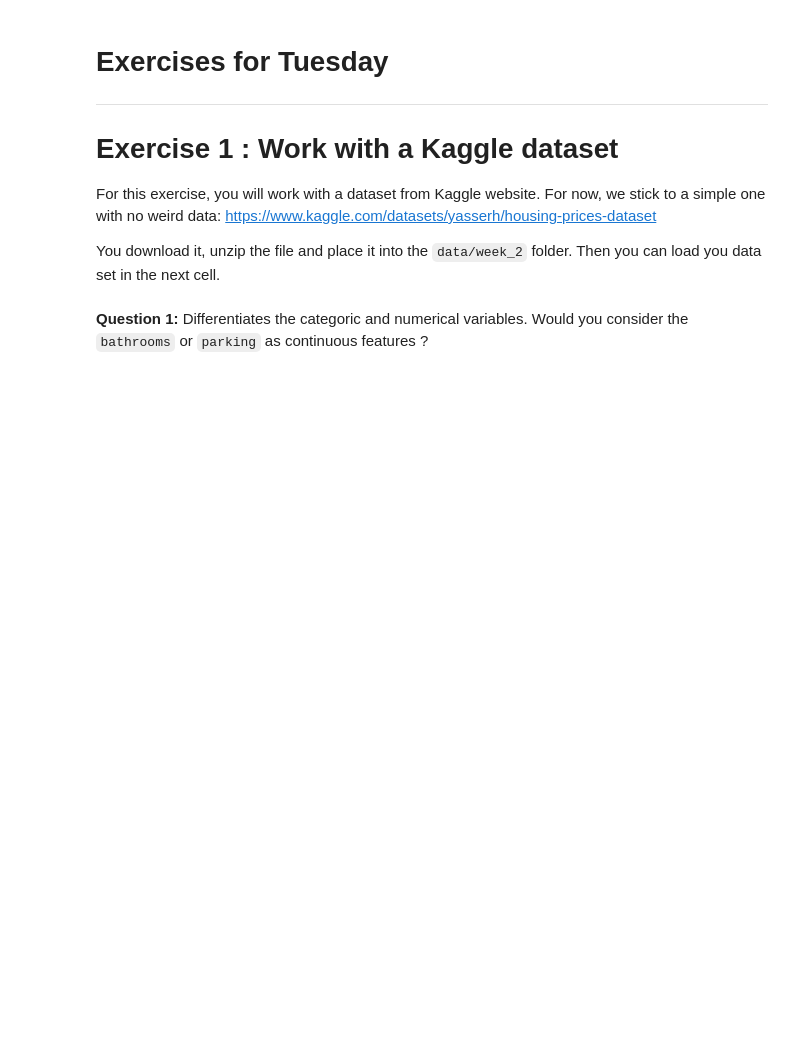
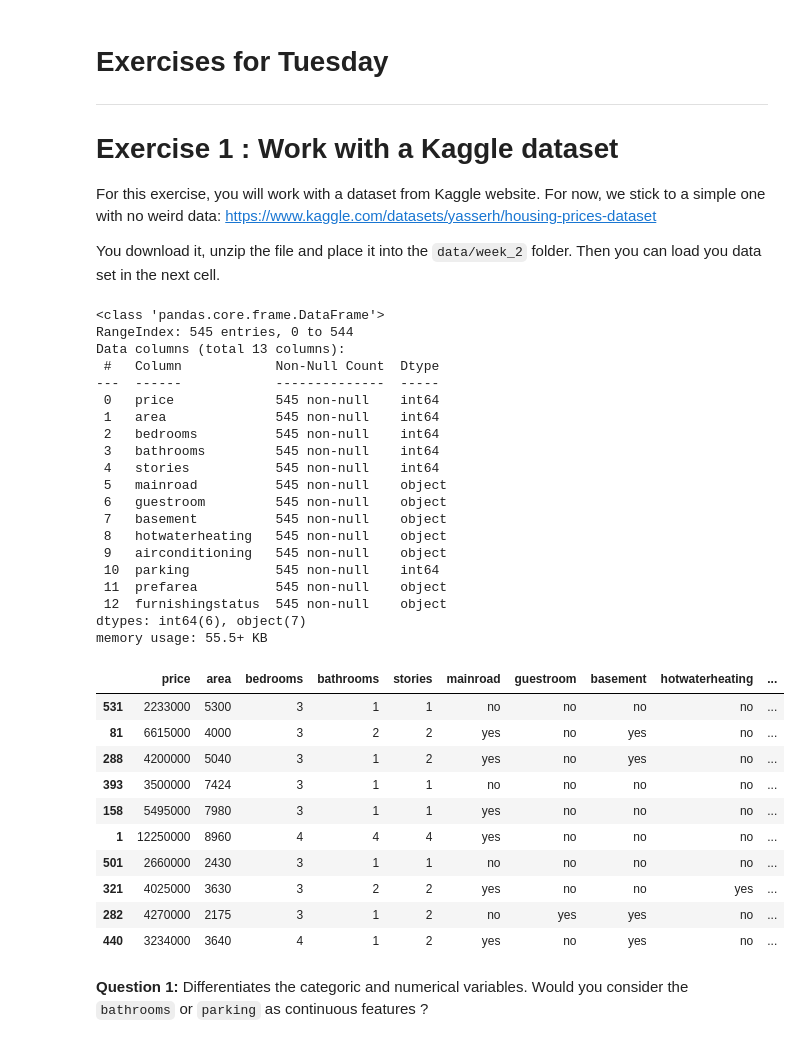
Before and after one commit to gaspardvilla/Nomades_ADA, a Jupyter notebook: week_2/corrections/tuesday.ipynb, the cells around one changed output. Saved outputs shown, nothing was run; the diff lists cells and outputs as text; code cells hidden in the pictures; blank space fills up the shorter version.

```diff
--- a/week_2/corrections/tuesday.ipynb
+++ b/week_2/corrections/tuesday.ipynb
@@ -16,3 +14,41 @@ You download it, unzip the file and place it into the `data/week_2` folder. Then
+# %%
+# Load the data set
+df = pd.read_csv('/Users/gaspardvilla/src/Nomades_ADA/data/week_2/housing.csv')
+df.info()
+df.describe()
+df.sample(10)
+# %% [output]
+<class 'pandas.core.frame.DataFrame'>
+RangeIndex: 545 entries, 0 to 544
+Data columns (total 13 columns):
+ #   Column            Non-Null Count  Dtype
+---  ------            --------------  -----
+ 0   price             545 non-null    int64
+ 1   area              545 non-null    int64
+ 2   bedrooms          545 non-null    int64
+ 3   bathrooms         545 non-null    int64
+ 4   stories           545 non-null    int64
+ 5   mainroad          545 non-null    object
+ 6   guestroom         545 non-null    object
+ 7   basement          545 non-null    object
+ 8   hotwaterheating   545 non-null    object
+ 9   airconditioning   545 non-null    object
+ 10  parking           545 non-null    int64
+ 11  prefarea          545 non-null    object
+ 12  furnishingstatus  545 non-null    object
+dtypes: int64(6), object(7)
+memory usage: 55.5+ KB
+|  | price | area | bedrooms | bathrooms | stories | mainroad | guestroom | basement | hotwaterheating | ... |
+| 531 | 2233000 | 5300 | 3 | 1 | 1 | no | no | no | no | ... |
+| 81 | 6615000 | 4000 | 3 | 2 | 2 | yes | no | yes | no | ... |
+| 288 | 4200000 | 5040 | 3 | 1 | 2 | yes | no | yes | no | ... |
+| 393 | 3500000 | 7424 | 3 | 1 | 1 | no | no | no | no | ... |
+| 158 | 5495000 | 7980 | 3 | 1 | 1 | yes | no | no | no | ... |
+| 1 | 12250000 | 8960 | 4 | 4 | 4 | yes | no | no | no | ... |
+| 501 | 2660000 | 2430 | 3 | 1 | 1 | no | no | no | no | ... |
+| 321 | 4025000 | 3630 | 3 | 2 | 2 | yes | no | no | yes | ... |
+| 282 | 4270000 | 2175 | 3 | 1 | 2 | no | yes | yes | no | ... |
+| 440 | 3234000 | 3640 | 4 | 1 | 2 | yes | no | yes | no | ... |
 # %% [markdown]
 **Question 1:** Differentiates the categoric and numerical variables. Would you consider the `bathrooms` or `parking` as continuous features ?
 # %%
```
Also changed, not shown: parts of 6 cells of this notebook, 5 other files.
